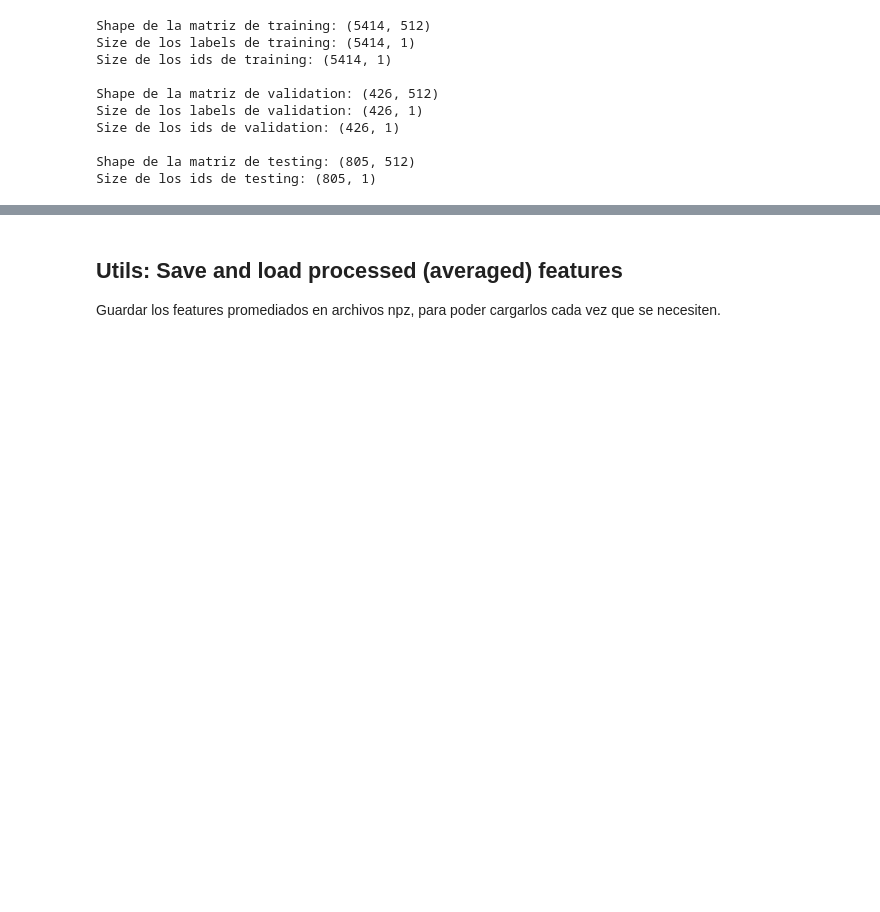
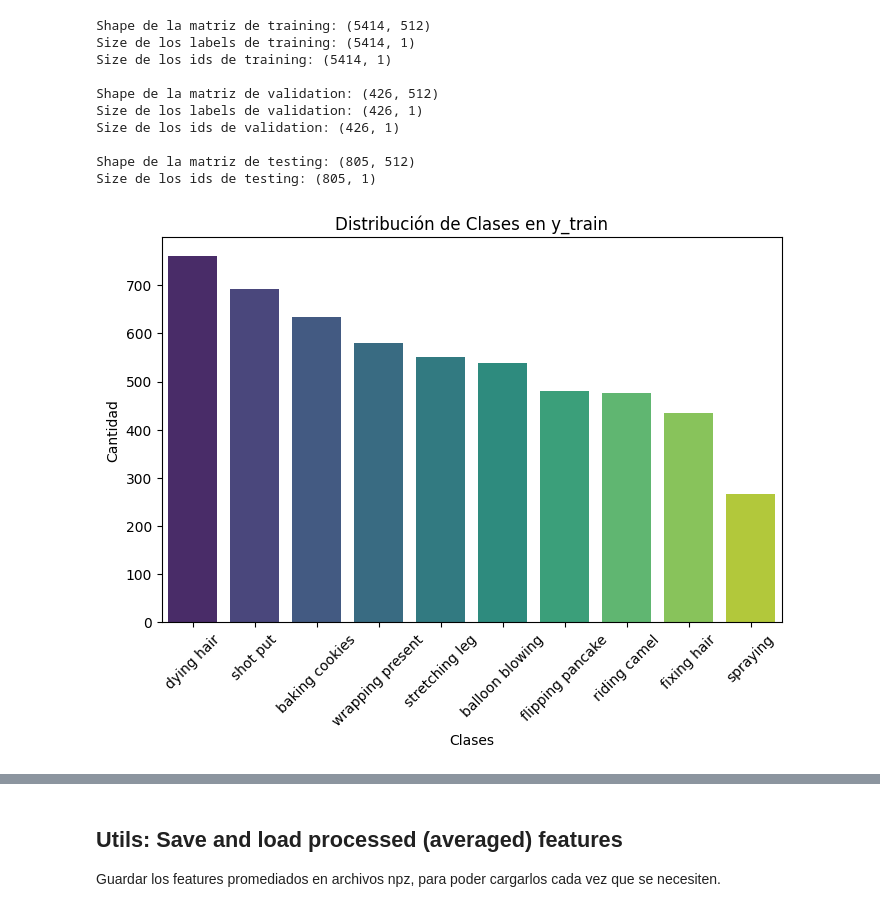
Before and after one commit to nayeli-guzman/clustering-human-activity, a Jupyter notebook: dimensionality-reduction.ipynb, the cells around one changed output, grey strips where cells are left out. Saved outputs shown, nothing was run; the diff lists cells and outputs as text; code cells hidden in the pictures; blank space fills up the shorter version.

```diff
--- a/dimensionality-reduction.ipynb
+++ b/dimensionality-reduction.ipynb
@@ -126,3 +151,15 @@ Size de los ids de validation: (426, 1)
 
 Shape de la matriz de testing: (805, 512)
 Size de los ids de testing: (805, 1)
+# %%
+class_counts = y_train.iloc[:, 0].value_counts()
+
+plt.figure(figsize=(8, 5))
+sns.barplot(x=class_counts.index, y=class_counts.values, hue=class_counts.index, palette="viridis", legend=False)
+plt.xlabel("Clases")
+plt.ylabel("Cantidad")
+plt.title("Distribución de Clases en y_train")
+plt.xticks(rotation=45)
+plt.show()
+# %% [output]
+[figure, added]
```
Also changed, not shown: parts of 21 cells of this notebook, 3 other files.
